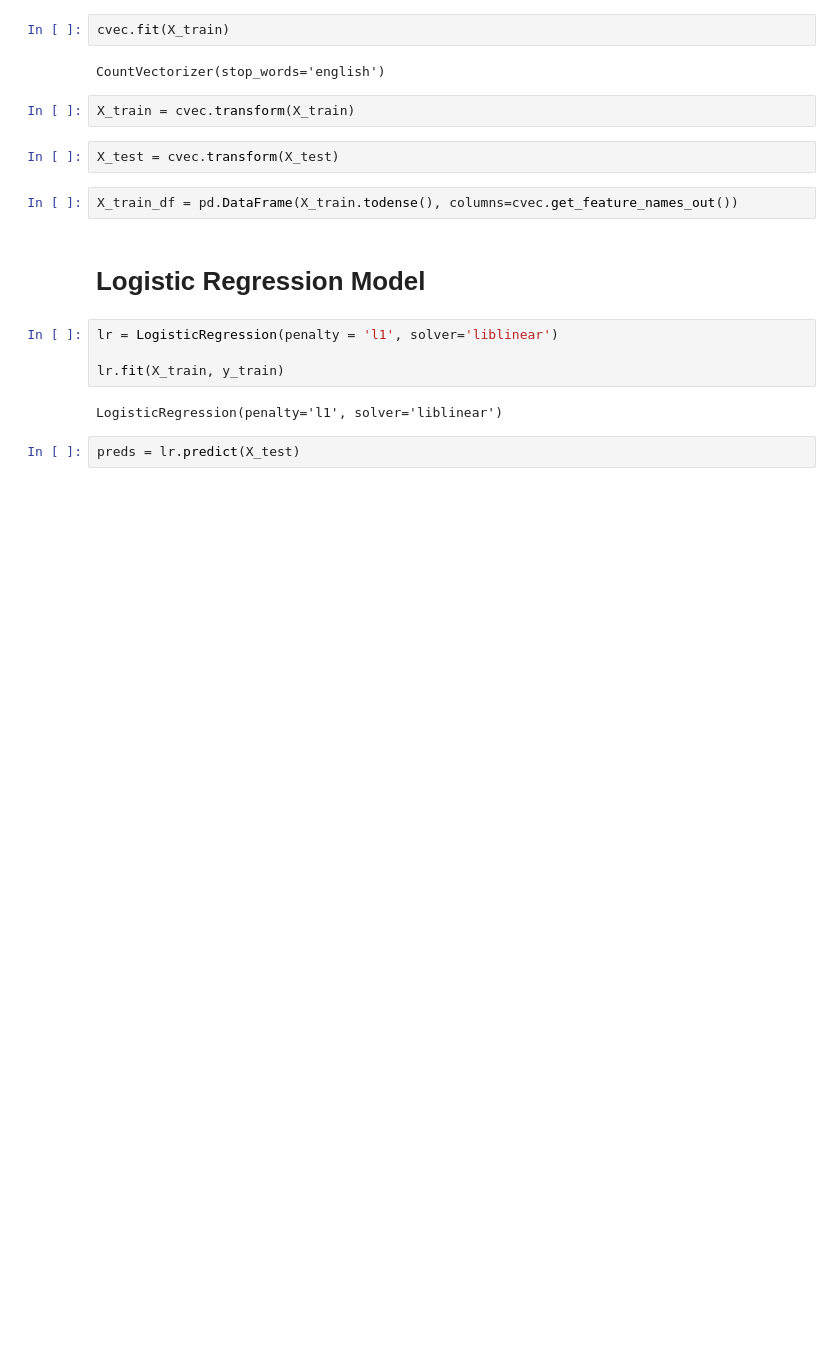
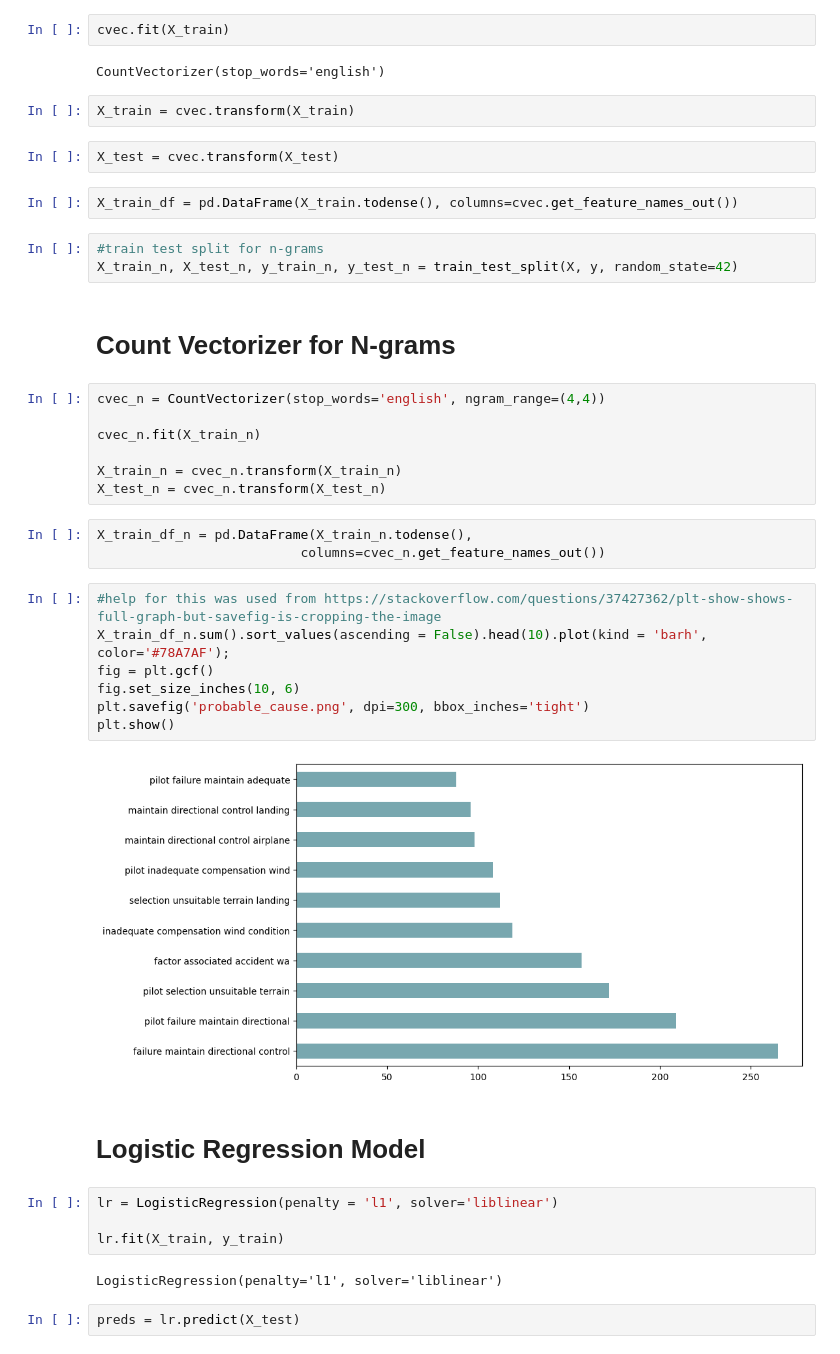
Before and after one commit to TheMirch/dsi-group-project, a Jupyter notebook: code/sophia_model.ipynb, the cells around one changed output. Cells and saved outputs as stored; diff of their text form; blank space fills up the shorter version.

```diff
--- a/code/sophia_model.ipynb
+++ b/code/sophia_model.ipynb
@@ -90,6 +90,30 @@ X_train = cvec.transform(X_train)
 X_test = cvec.transform(X_test)
 # %%
 X_train_df = pd.DataFrame(X_train.todense(), columns=cvec.get_feature_names_out())
+# %%
+#train test split for n-grams
+X_train_n, X_test_n, y_train_n, y_test_n = train_test_split(X, y, random_state=42)
+# %% [markdown]
+# Count Vectorizer for N-grams
+# %%
+cvec_n = CountVectorizer(stop_words='english', ngram_range=(4,4))
+
+cvec_n.fit(X_train_n)
+
+X_train_n = cvec_n.transform(X_train_n)
+X_test_n = cvec_n.transform(X_test_n)
+# %%
+X_train_df_n = pd.DataFrame(X_train_n.todense(),
+                          columns=cvec_n.get_feature_names_out())
+# %%
+#help for this was used from https://stackoverflow.com/questions/37427362/plt-show-shows-full-graph-but-savefig-is-cropping-the-image
+X_train_df_n.sum().sort_values(ascending = False).head(10).plot(kind = 'barh', color='#78A7AF');
+fig = plt.gcf()
+fig.set_size_inches(10, 6)
+plt.savefig('probable_cause.png', dpi=300, bbox_inches='tight')
+plt.show()
+# %% [output]
+[figure, added]
 # %% [markdown]
 # Logistic Regression Model
 # %%
```
Also changed, not shown: parts of 14 cells of this notebook, 1 other file.
